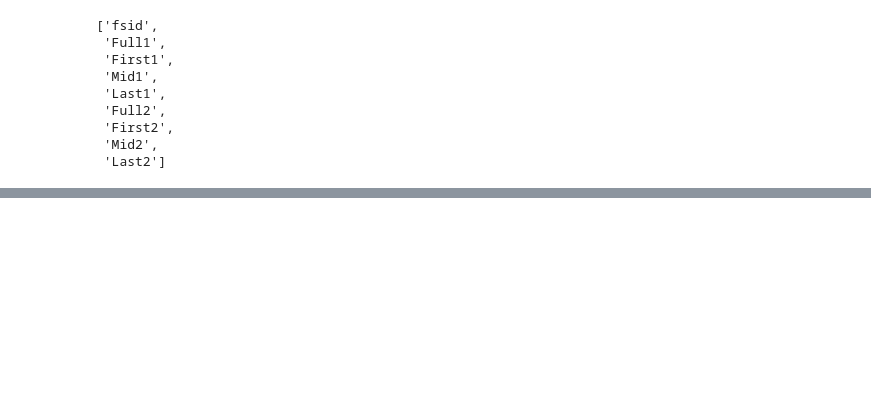
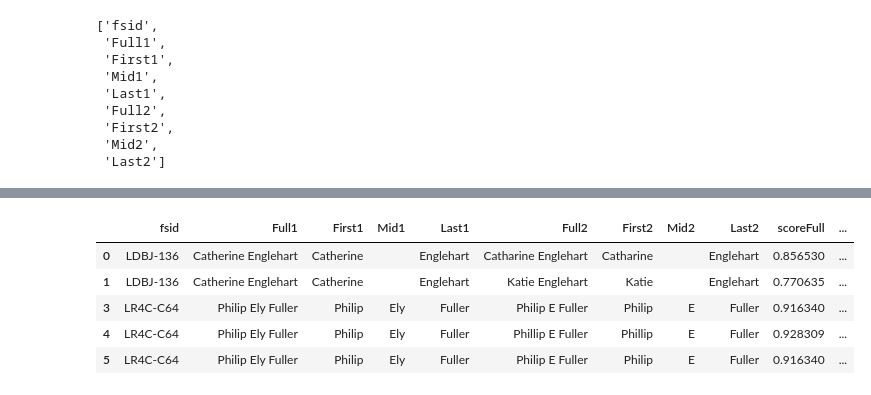
Before and after one commit to jperryman94/Name-project, a Jupyter notebook: Data+cleaning.ipynb, the cells around one changed output, grey strips where cells are left out. Saved outputs shown, nothing was run; the diff lists cells and outputs as text; code cells hidden in the pictures; blank space fills up the shorter version.

```diff
--- a/Data+cleaning.ipynb
+++ b/Data+cleaning.ipynb
@@ -157,6 +213,16 @@ df['scoreLast'] = df.apply(lambda row: jellyfish.jaro_distance(row['Last1'], row
 # %%
 #Sum individual scores
 df['score'] = sum((df['scoreFull'],df['scoreFirst']),df['scoreLast'])
+# %%
+#Check work
+df.head()
+# %% [output]
+|  | fsid | Full1 | First1 | Mid1 | Last1 | Full2 | First2 | Mid2 | Last2 | scoreFull | ... |
+| 0 | LDBJ-136 | Catherine Englehart | Catherine |  | Englehart | Catharine Englehart | Catharine |  | Englehart | 0.856530 | ... |
+| 1 | LDBJ-136 | Catherine Englehart | Catherine |  | Englehart | Katie Englehart | Katie |  | Englehart | 0.770635 | ... |
+| 3 | LR4C-C64 | Philip Ely Fuller | Philip | Ely | Fuller | Philip E Fuller | Philip | E | Fuller | 0.916340 | ... |
+| 4 | LR4C-C64 | Philip Ely Fuller | Philip | Ely | Fuller | Phillip E Fuller | Phillip | E | Fuller | 0.928309 | ... |
+| 5 | LR4C-C64 | Philip Ely Fuller | Philip | Ely | Fuller | Philip E Fuller | Philip | E | Fuller | 0.916340 | ... |
 # %%
 #Drop scores that are outside of boundaries
 df = df[df.score >= 1.50]
```
Also changed, not shown: parts of 12 cells of this notebook.
